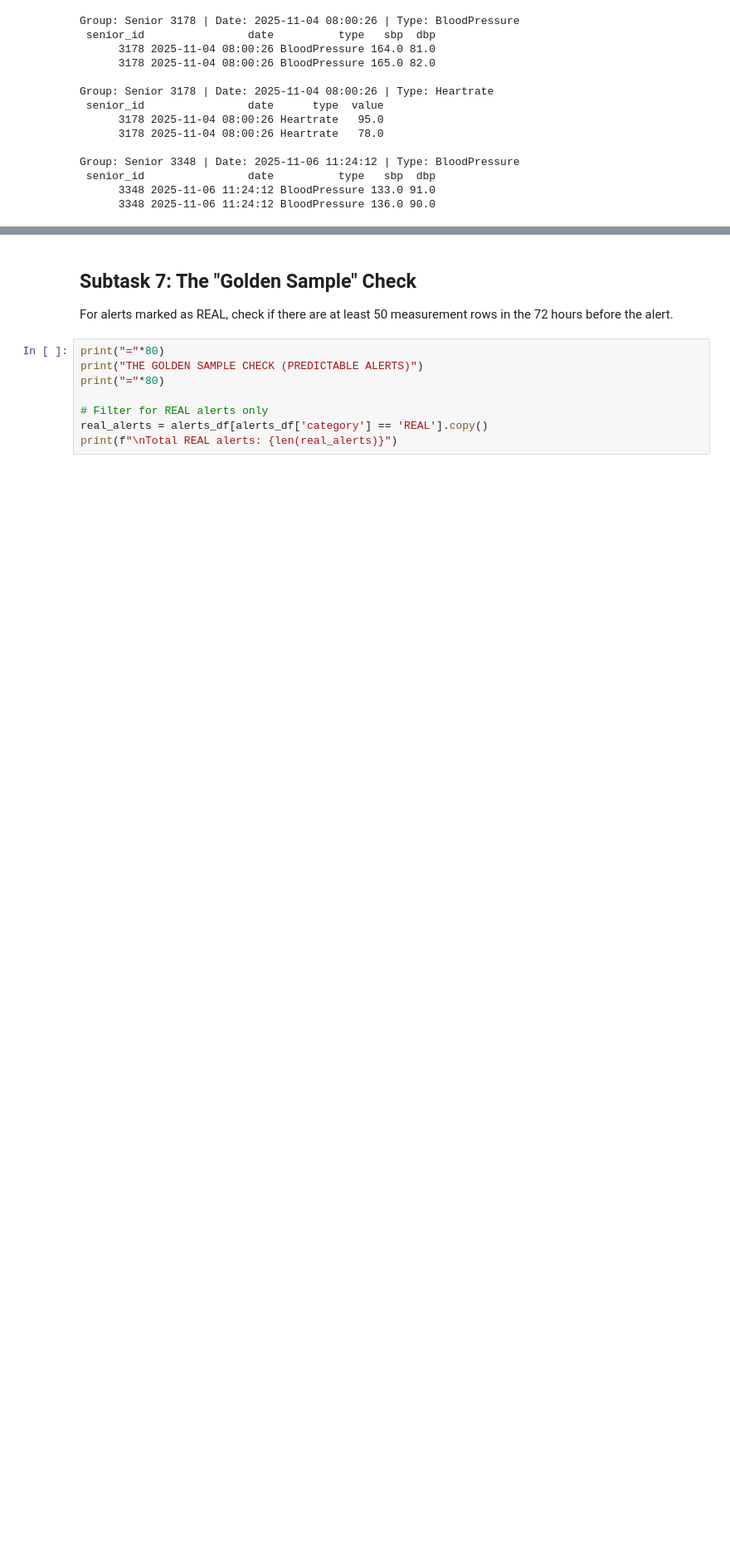
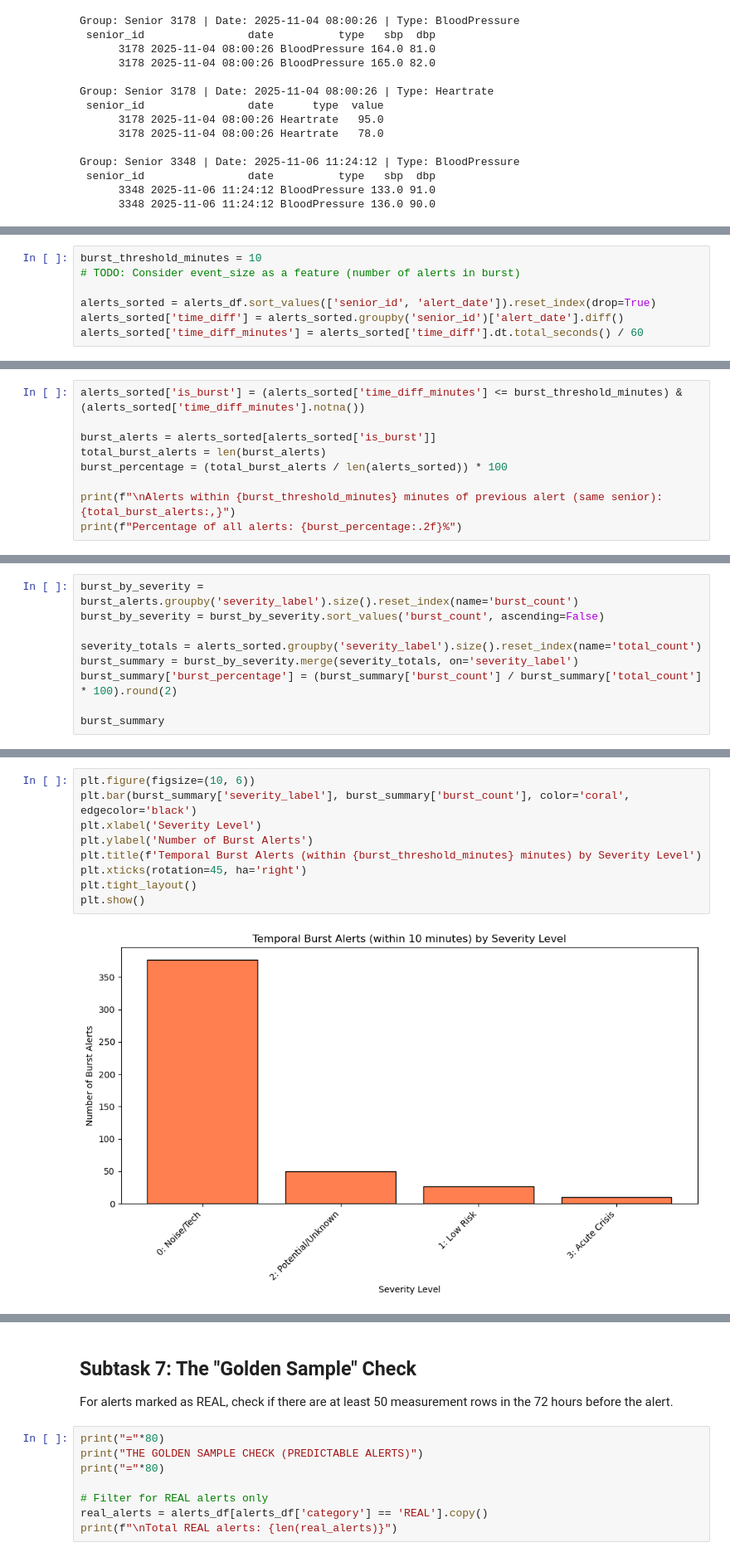
Before and after one commit to eldarmuk/AI-CVD, a Jupyter notebook: notebooks/02_basic_eda.ipynb, the cells around one changed output, grey strips where cells are left out. Shown at 83% size. Cells and saved outputs as stored; diff of their text form; blank space fills up the shorter version.

Commit message:
Check temporal burst for alerts using adjacency-based sliding window

```diff
--- a/notebooks/02_basic_eda.ipynb
+++ b/notebooks/02_basic_eda.ipynb
@@ -837,0 +844,7 @@ Group: Senior 3348 | Date: 2025-11-06 11:24:12 | Type: BloodPressure
+# %%
+burst_threshold_minutes = 10
+# TODO: Consider event_size as a feature (number of alerts in burst)
+
+alerts_sorted = alerts_df.sort_values(['senior_id', 'alert_date']).reset_index(drop=True)
+alerts_sorted['time_diff'] = alerts_sorted.groupby('senior_id')['alert_date'].diff()
+alerts_sorted['time_diff_minutes'] = alerts_sorted['time_diff'].dt.total_seconds() / 60
@@ -837,0 +879,9 @@ Group: Senior 3348 | Date: 2025-11-06 11:24:12 | Type: BloodPressure
+# %%
+alerts_sorted['is_burst'] = (alerts_sorted['time_diff_minutes'] <= burst_threshold_minutes) & (alerts_sorted['time_diff_minutes'].notna())
+
+burst_alerts = alerts_sorted[alerts_sorted['is_burst']]
+total_burst_alerts = len(burst_alerts)
+burst_percentage = (total_burst_alerts / len(alerts_sorted)) * 100
+
+print(f"\nAlerts within {burst_threshold_minutes} minutes of previous alert (same senior): {total_burst_alerts:,}")
+print(f"Percentage of all alerts: {burst_percentage:.2f}%")
@@ -837,0 +893,9 @@ Group: Senior 3348 | Date: 2025-11-06 11:24:12 | Type: BloodPressure
+# %%
+burst_by_severity = burst_alerts.groupby('severity_label').size().reset_index(name='burst_count')
+burst_by_severity = burst_by_severity.sort_values('burst_count', ascending=False)
+
+severity_totals = alerts_sorted.groupby('severity_label').size().reset_index(name='total_count')
+burst_summary = burst_by_severity.merge(severity_totals, on='severity_label')
+burst_summary['burst_percentage'] = (burst_summary['burst_count'] / burst_summary['total_count'] * 100).round(2)
+
+burst_summary
@@ -837,0 +908,11 @@ Group: Senior 3348 | Date: 2025-11-06 11:24:12 | Type: BloodPressure
+# %%
+plt.figure(figsize=(10, 6))
+plt.bar(burst_summary['severity_label'], burst_summary['burst_count'], color='coral', edgecolor='black')
+plt.xlabel('Severity Level')
+plt.ylabel('Number of Burst Alerts')
+plt.title(f'Temporal Burst Alerts (within {burst_threshold_minutes} minutes) by Severity Level')
+plt.xticks(rotation=45, ha='right')
+plt.tight_layout()
+plt.show()
+# %% [output]
+[figure, added]
```
Also changed, not shown: parts of 15 cells of this notebook.
